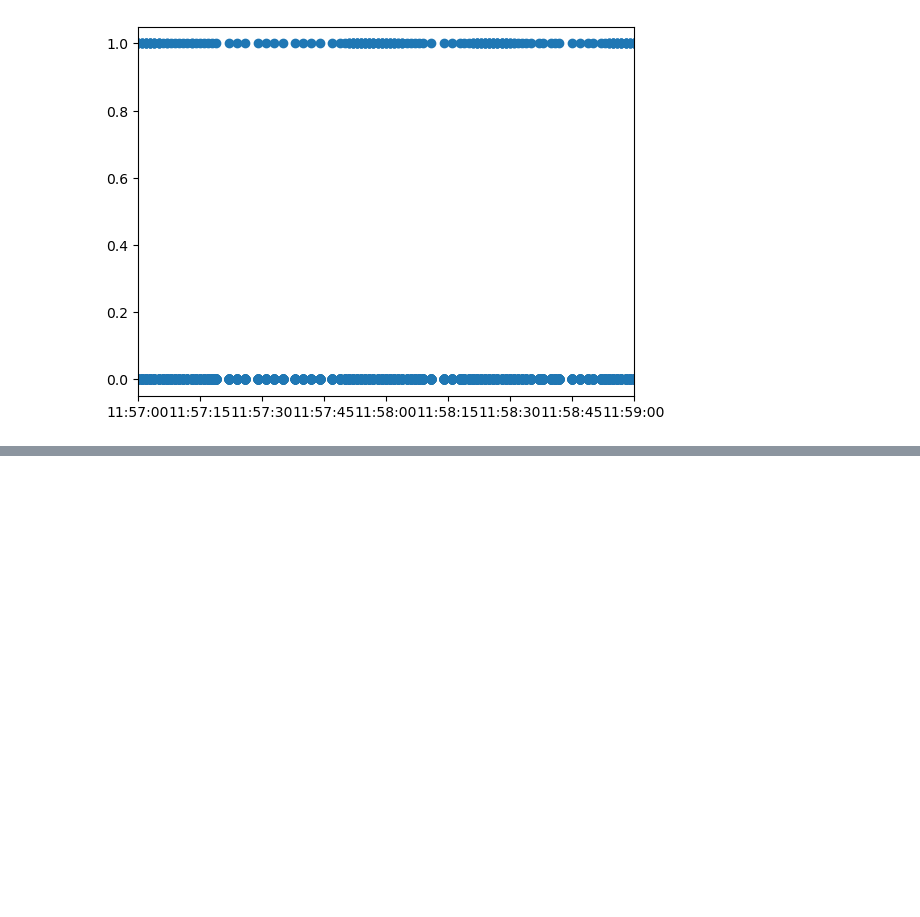
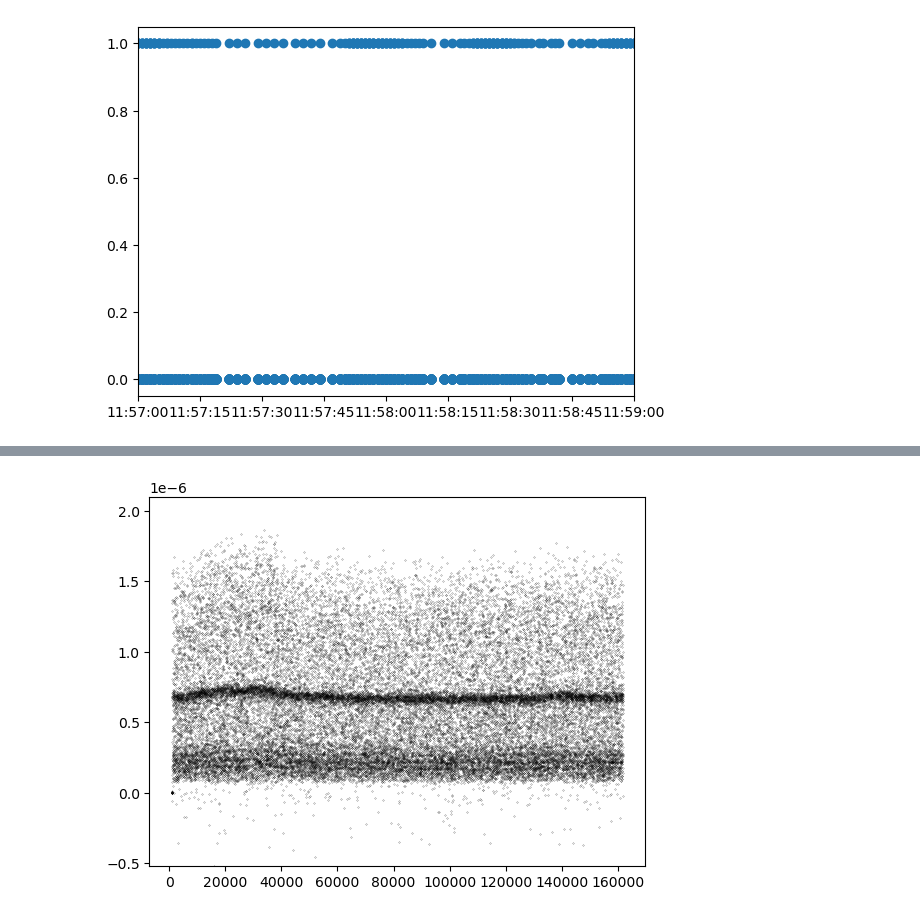
Before and after one commit to villano-lab/R76Analysis, a Jupyter notebook: Tutorial_Replication.ipynb, the cells around one changed output, grey strips where cells are left out. Saved outputs shown, nothing was run; the diff lists cells and outputs as text; code cells hidden in the pictures; blank space fills up the shorter version.

```diff
--- a/Tutorial_Replication.ipynb
+++ b/Tutorial_Replication.ipynb
@@ -64,0 +104,8 @@ plt.show()
+# %%
+plt.scatter(z[0].index[notcrand[0] & cam[0]],z[0]['PTOFamps'][notcrand[0] & cam[0]],marker='.',s=0.1,color='k')
+
+plt.ylim(-0.52e-6,2.1e-6)
+#plt.xlim(0,180e3)
+plt.show()
+# %% [output]
+[figure, added]
```
Also changed, not shown: parts of 4 cells of this notebook.
